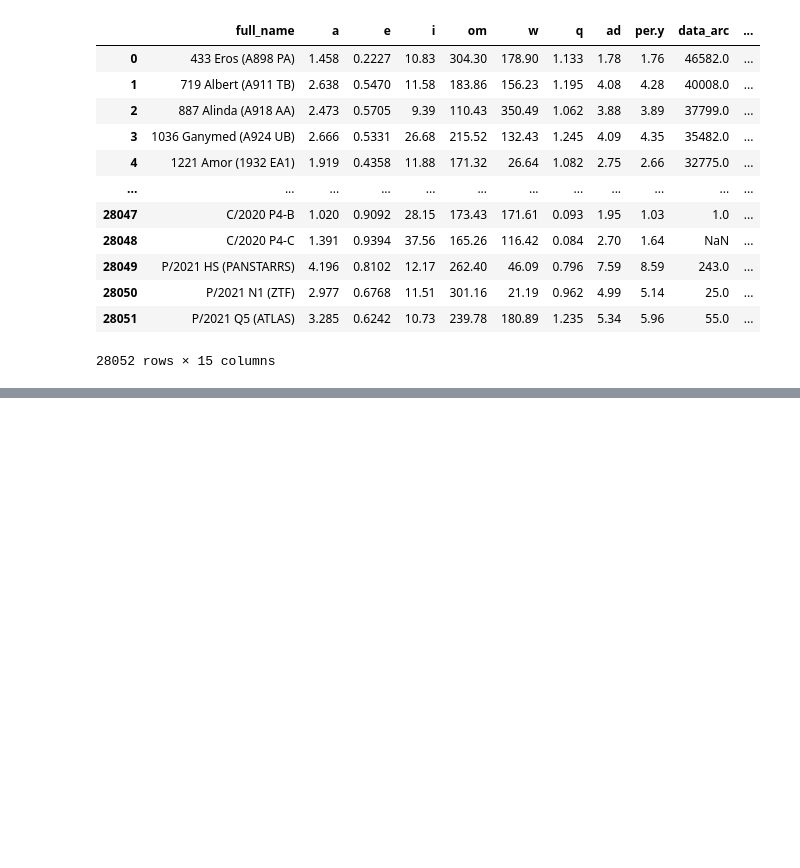
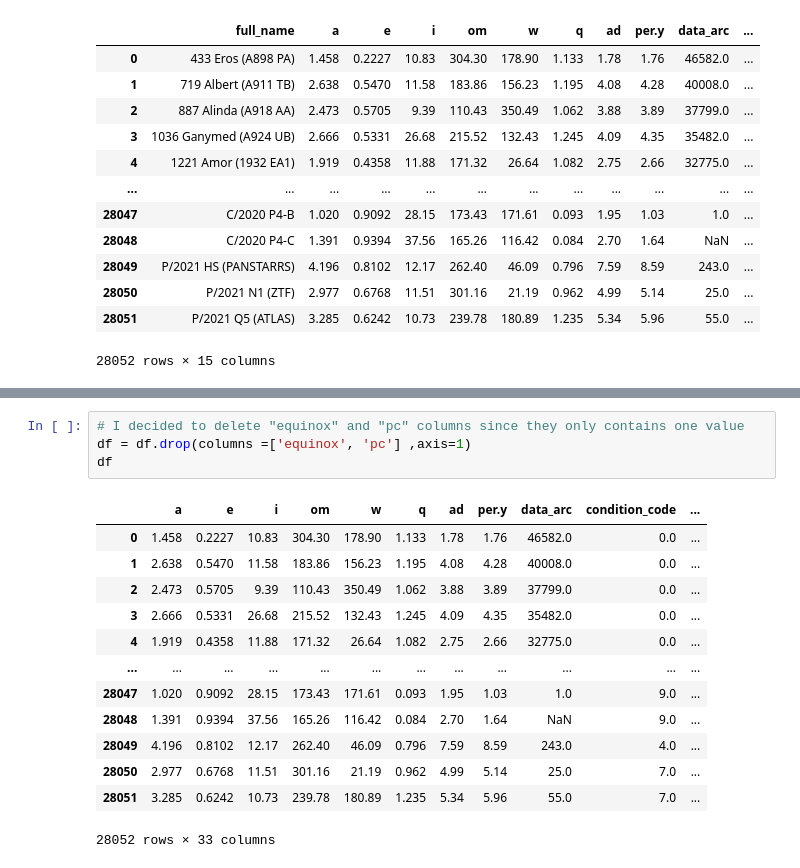
Before and after one commit to AleeAlette1/NEOs_Project, a Jupyter notebook: FJ_ML1_Resampling.ipynb, the cells around one changed output, grey strips where cells are left out. Cells and saved outputs as stored; diff of their text form; blank space fills up the shorter version.

```diff
--- a/FJ_ML1_Resampling.ipynb
+++ b/FJ_ML1_Resampling.ipynb
@@ -49,0 +144,18 @@ df
+# %%
+# I decided to delete "equinox" and "pc" columns since they only contains one value
+df = df.drop(columns =['equinox', 'pc'] ,axis=1)
+df
+# %% [output]
+|  | a | e | i | om | w | q | ad | per.y | data_arc | condition_code | ... |
+| 0 | 1.458 | 0.2227 | 10.83 | 304.30 | 178.90 | 1.133 | 1.78 | 1.76 | 46582.0 | 0.0 | ... |
+| 1 | 2.638 | 0.5470 | 11.58 | 183.86 | 156.23 | 1.195 | 4.08 | 4.28 | 40008.0 | 0.0 | ... |
+| 2 | 2.473 | 0.5705 | 9.39 | 110.43 | 350.49 | 1.062 | 3.88 | 3.89 | 37799.0 | 0.0 | ... |
+| 3 | 2.666 | 0.5331 | 26.68 | 215.52 | 132.43 | 1.245 | 4.09 | 4.35 | 35482.0 | 0.0 | ... |
+| 4 | 1.919 | 0.4358 | 11.88 | 171.32 | 26.64 | 1.082 | 2.75 | 2.66 | 32775.0 | 0.0 | ... |
+| ... | ... | ... | ... | ... | ... | ... | ... | ... | ... | ... | ... |
+| 28047 | 1.020 | 0.9092 | 28.15 | 173.43 | 171.61 | 0.093 | 1.95 | 1.03 | 1.0 | 9.0 | ... |
+| 28048 | 1.391 | 0.9394 | 37.56 | 165.26 | 116.42 | 0.084 | 2.70 | 1.64 | NaN | 9.0 | ... |
+| 28049 | 4.196 | 0.8102 | 12.17 | 262.40 | 46.09 | 0.796 | 7.59 | 8.59 | 243.0 | 4.0 | ... |
+| 28050 | 2.977 | 0.6768 | 11.51 | 301.16 | 21.19 | 0.962 | 4.99 | 5.14 | 25.0 | 7.0 | ... |
+| 28051 | 3.285 | 0.6242 | 10.73 | 239.78 | 180.89 | 1.235 | 5.34 | 5.96 | 55.0 | 7.0 | ... |
+28052 rows × 33 columns
```
Also changed, not shown: parts of 6 cells of this notebook.
